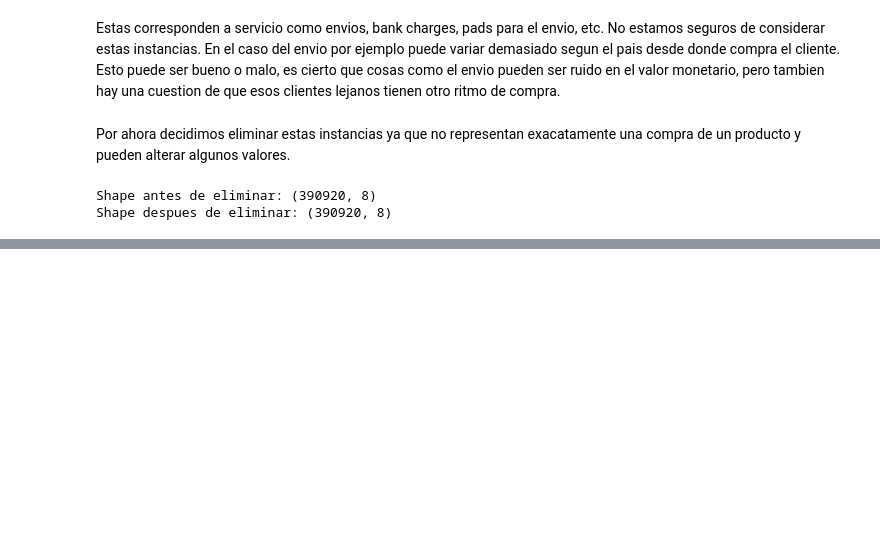
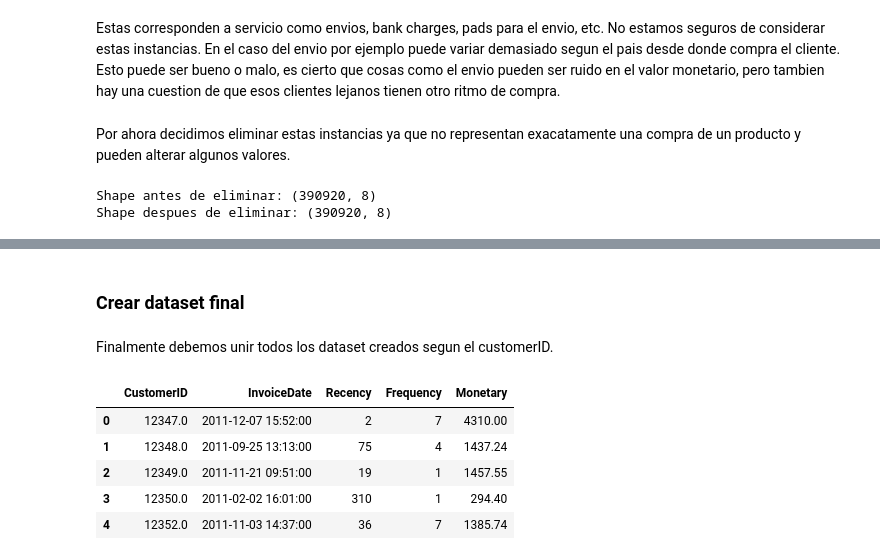
Before and after one commit to PulidoLuciano/RetailClustering, a Jupyter notebook: RetailClustering/notebooks/raw_visualization.ipynb, the cells around one changed output, grey strips where cells are left out. Cells and saved outputs as stored; diff of their text form; code cells hidden in the pictures; blank space fills up the shorter version.

Commit message:
Create a initial version of RFM dataframe

```diff
--- a/RetailClustering/notebooks/raw_visualization.ipynb
+++ b/RetailClustering/notebooks/raw_visualization.ipynb
@@ -466,0 +481,3 @@ Shape despues de eliminar: (390920, 8)
+# %%
+fecha_referencia = retail_df['InvoiceDate'].max() + pd.Timedelta(days=1)
+fecha_referencia
@@ -466,0 +488,4 @@ Shape despues de eliminar: (390920, 8)
+# %%
+recency_df = retail_df.groupby('CustomerID')['InvoiceDate'].max().reset_index()
+recency_df['Recency'] = (fecha_referencia - recency_df['InvoiceDate']).dt.days
+recency_df.head()
@@ -466,0 +503,4 @@ Shape despues de eliminar: (390920, 8)
+# %%
+frequency_df = retail_df.groupby('CustomerID')['InvoiceNo'].nunique().reset_index()
+frequency_df.rename(columns={'InvoiceNo': 'Frequency'}, inplace=True)
+frequency_df.head()
@@ -466,0 +518,6 @@ Shape despues de eliminar: (390920, 8)
+# %%
+retail_df['TotalPrice'] = retail_df['Quantity'] * retail_df['UnitPrice']
+
+monetary_df = retail_df.groupby('CustomerID')['TotalPrice'].sum().reset_index()
+monetary_df.rename(columns={'TotalPrice': 'Monetary'}, inplace=True)
+monetary_df.head()
@@ -466,0 +531,15 @@ Shape despues de eliminar: (390920, 8)
+# %% [markdown]
+### Crear dataset final
+# %% [markdown]
+Finalmente debemos unir todos los dataset creados segun el customerID.
+# %%
+rfm_df = recency_df.merge(frequency_df, on='CustomerID')
+rfm_df = rfm_df.merge(monetary_df, on='CustomerID')
+rfm_df.head()
+# %% [output]
+|  | CustomerID | InvoiceDate | Recency | Frequency | Monetary |
+| 0 | 12347.0 | 2011-12-07 15:52:00 | 2 | 7 | 4310.00 |
+| 1 | 12348.0 | 2011-09-25 13:13:00 | 75 | 4 | 1437.24 |
+| 2 | 12349.0 | 2011-11-21 09:51:00 | 19 | 1 | 1457.55 |
+| 3 | 12350.0 | 2011-02-02 16:01:00 | 310 | 1 | 294.40 |
+| 4 | 12352.0 | 2011-11-03 14:37:00 | 36 | 7 | 1385.74 |
```
Also changed, not shown: parts of 14 cells of this notebook.
